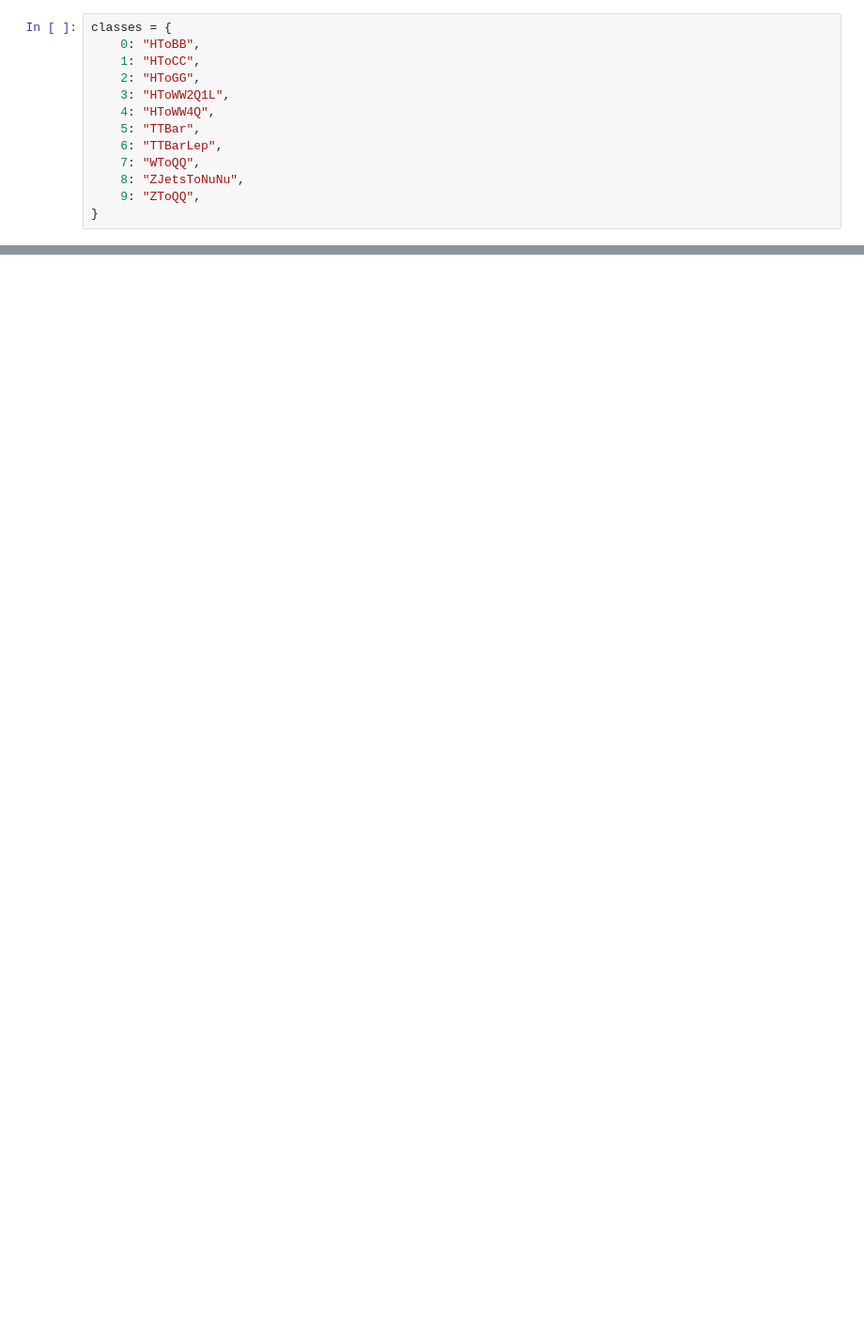
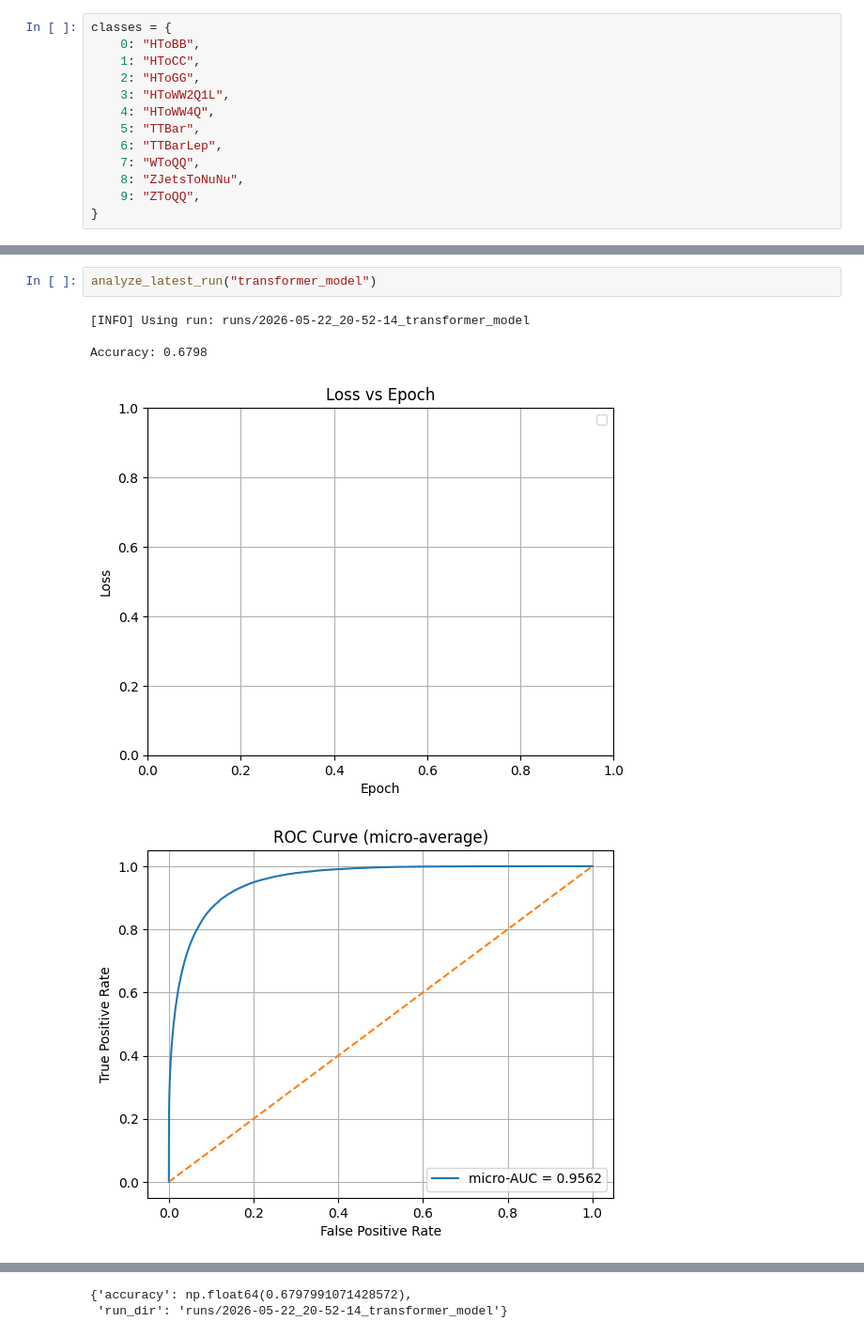
Before and after one commit to jansam123/ML_project, a Jupyter notebook: notebooks/check_model.ipynb, the cells around one changed output, grey strips where cells are left out. Shown at 94% size. Saved outputs shown, nothing was run; the diff lists cells and outputs as text; blank space fills up the shorter version.

```diff
--- a/notebooks/check_model.ipynb
+++ b/notebooks/check_model.ipynb
@@ -719,0 +289,8 @@ PosixPath('lightning_logs/version_59')
+# %%
+analyze_latest_run("transformer_model")
+# %% [output]
+[INFO] Using run: runs/2026-05-22_20-52-14_transformer_model
+
+Accuracy: 0.6798
+[figure, added]
+[figure, added]
@@ -719,0 +298,2 @@ PosixPath('lightning_logs/version_59')
+{'accuracy': np.float64(0.6797991071428572),
+ 'run_dir': 'runs/2026-05-22_20-52-14_transformer_model'}
```
Also changed, not shown: parts of 42 cells of this notebook, 9 other files.
